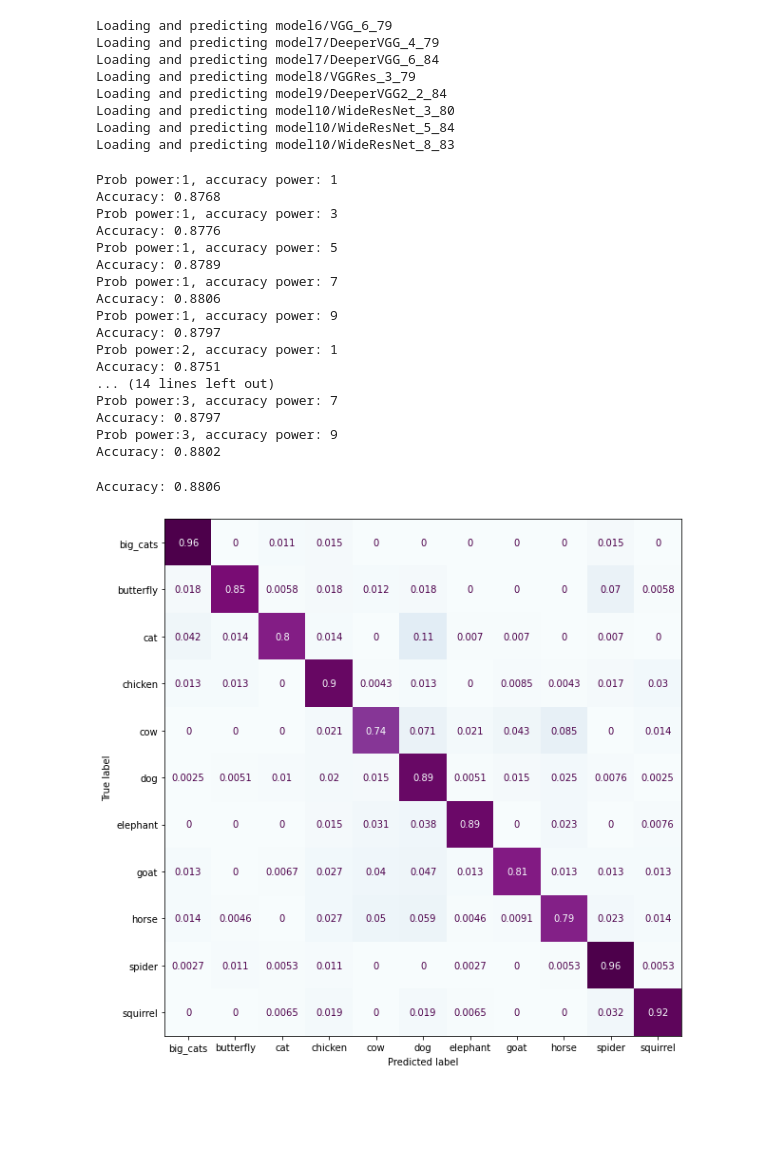
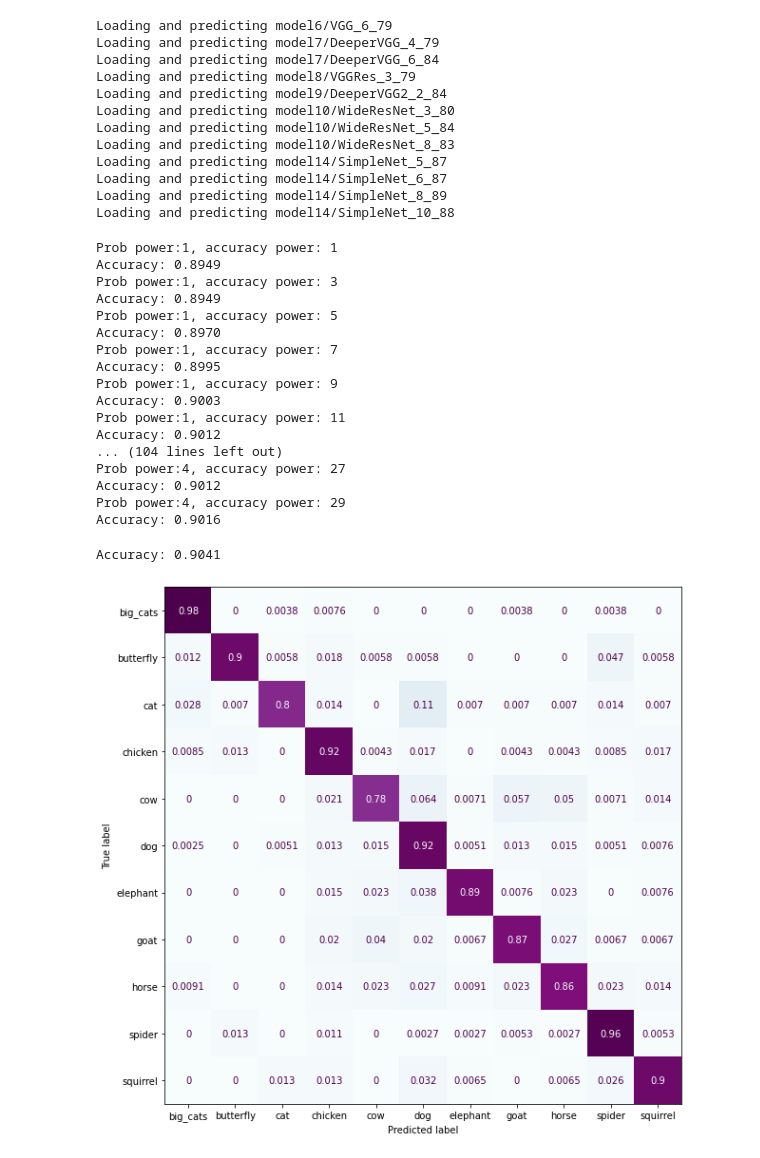
Before and after one commit to guillaume-jones/INF8245E, a Jupyter notebook: Kaggle/basic_stacking.ipynb, the cells around one changed output. Cells and saved outputs as stored; diff of their text form; code cells hidden in the pictures; blank space fills up the shorter version.

Commit message:
Final basic stacking, accuracy 89.5 woot woot

```diff
--- a/Kaggle/basic_stacking.ipynb
+++ b/Kaggle/basic_stacking.ipynb
@@ -10,21 +10,20 @@ importlib.reload(kaggle);
 model_number = 'basic_stacking'
 # %%
 # Create datasets
-train_dataset, valid_dataset, valid_labels = kaggle.load_train_as_dataset()
+_, valid_dataset, valid_labels = kaggle.load_train_as_dataset()
 x_test_real = kaggle.load_test_set()
 # %%
 filepaths_to_load = {
-    'model6/VGG_6_79': 0.79,
-    'model7/DeeperVGG_4_79': 0.79,
+    'model6/VGG_6_79': 0.80,
+    'model7/DeeperVGG_4_79': 0.80,
     'model7/DeeperVGG_6_84': 0.84,
-    'model8/VGGRes_3_79': 0.79,
+    'model8/VGGRes_3_79': 0.80,
     'model9/DeeperVGG2_2_84': 0.84,
     'model10/WideResNet_3_80': 0.80,
     'model10/WideResNet_5_84': 0.84,
     'model10/WideResNet_8_83': 0.83,
+    'model14/SimpleNet_5_87': 0.87,
+    'model14/SimpleNet_6_87': 0.87,
+    'model14/SimpleNet_8_89': 0.89,
+    'model14/SimpleNet_10_88': 0.88,
 }
-
-valid_predictions = np.zeros((2378, 11, len(filepaths_to_load)))
-test_predictions = np.zeros((17831, 11, len(filepaths_to_load)))
-
-models_succesfully_seen = 0
@@ -48,10 +52,14 @@ Loading and predicting model9/DeeperVGG2_2_84
 Loading and predicting model10/WideResNet_3_80
 Loading and predicting model10/WideResNet_5_84
 Loading and predicting model10/WideResNet_8_83
+Loading and predicting model14/SimpleNet_5_87
+Loading and predicting model14/SimpleNet_6_87
+Loading and predicting model14/SimpleNet_8_89
+Loading and predicting model14/SimpleNet_10_88
 # %%
 # Determine best weighting factors (possibly overfitting since we are using valid set for selection)
-for probability_power in range(1, 4):
-    for accuracy_power in range(1, 11, 2):
+for probability_power in range(1, 5):
+    for accuracy_power in range(1, 30, 2):
         print(f'Prob power:{probability_power}, accuracy power: {accuracy_power}')
         adapted_pred = np.power(valid_predictions, probability_power)
         for index, accuracy in enumerate(filepaths_to_load.values()):
@@ -61,35 +69,35 @@ for probability_power in range(1, 4):
         kaggle.print_accuracy(valid_labels, adapted_pred)
 # %% [output]
 Prob power:1, accuracy power: 1
-Accuracy: 0.8768
+Accuracy: 0.8949
 Prob power:1, accuracy power: 3
-Accuracy: 0.8776
+Accuracy: 0.8949
 Prob power:1, accuracy power: 5
-Accuracy: 0.8789
+Accuracy: 0.8970
 Prob power:1, accuracy power: 7
-Accuracy: 0.8806
+Accuracy: 0.8995
 Prob power:1, accuracy power: 9
-Accuracy: 0.8797
-Prob power:2, accuracy power: 1
-Accuracy: 0.8751
-... (14 lines left out)
-Prob power:3, accuracy power: 7
-Accuracy: 0.8797
-Prob power:3, accuracy power: 9
-Accuracy: 0.8802
+Accuracy: 0.9003
+Prob power:1, accuracy power: 11
+Accuracy: 0.9012
+... (104 lines left out)
+Prob power:4, accuracy power: 27
+Accuracy: 0.9012
+Prob power:4, accuracy power: 29
+Accuracy: 0.9016
 # %%
 # Evaluate performance on validation set
 modified_valid_predictions = np.power(valid_predictions, 1)
 for index, accuracy in enumerate(filepaths_to_load.values()):
-    modified_valid_predictions[:, :, index] *= accuracy**7
+    modified_valid_predictions[:, :, index] *= accuracy**20
 modified_valid_predictions = np.sum(modified_valid_predictions, axis=2)
 modified_valid_predictions = np.argmax(modified_valid_predictions, axis=1)
 
 kaggle.print_accuracy(valid_labels, modified_valid_predictions)
 kaggle.plot_confusion_matrix(valid_labels, modified_valid_predictions)
 # %% [output]
-Accuracy: 0.8806
+Accuracy: 0.9041
-[figure, old version]
+[figure, new version]
 # %%
 # Predict labels for kaggle
 modified_test_predictions = np.power(test_predictions, 1)
```
Also changed, not shown: parts of 2 cells of this notebook, 3 other files.
